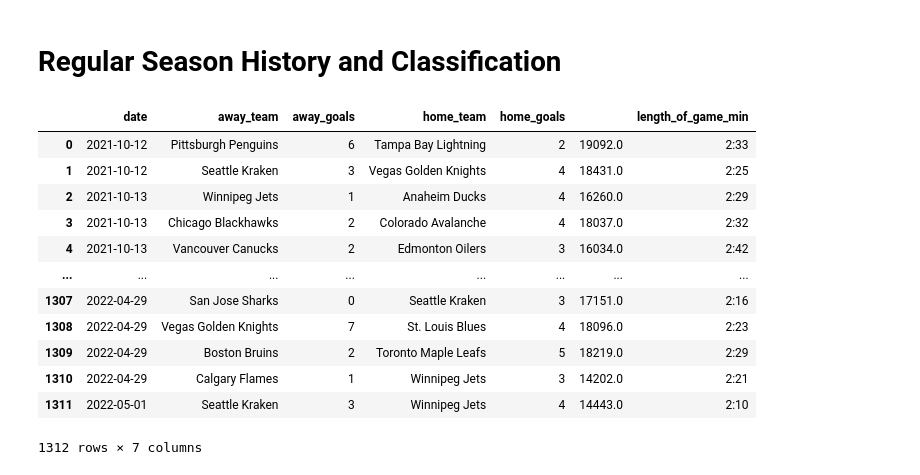
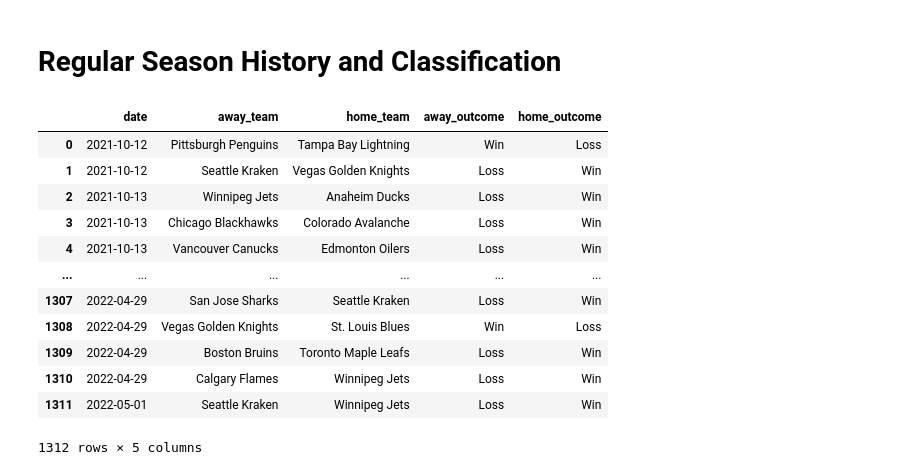
Before and after one commit to RyanSchraeder/StanleyCupPredictions, a Jupyter notebook: notebooks/model.ipynb, the cells around one changed output. Drawn from its saved outputs; the diff is of its cells as text; code cells hidden in the pictures.

Commit message:
add reg season classification data

```diff
--- a/notebooks/model.ipynb
+++ b/notebooks/model.ipynb
@@ -254,26 +254,31 @@ The test concludes with a high correlation spread. I took the absolute value, si
 # %% [markdown]
 # Regular Season History and Classification
 # %%
-pd.read_csv('../data/regular_season_games.csv').drop(columns=({'Notes', 'Unnamed: 5'})).rename(columns=({
+games = pd.read_csv('../data/regular_season_games.csv').drop(columns=({'Notes', 'Unnamed: 5'})).rename(columns=({
     "Date": "date",
     "Visitor": "away_team",
     "Home": "home_team",
     "G": "away_goals",
     "G.1": "home_goals",
     "Att.": "",
     "LOG": "length_of_game_min"
 }))
+games['away_outcome'] = games['away_goals'] - games['home_goals']
+games['home_outcome'] = games['home_goals'] - games['away_goals']
+games['away_outcome'] = games['away_outcome'].apply(lambda x: 'Win' if x > 0 else 'Loss')
+games['home_outcome'] = games['home_outcome'].apply(lambda x: 'Win' if x > 0 else 'Loss')
+games.drop(columns=({'away_goals', 'home_goals', 'length_of_game_min', ''}))
 # %% [output]
-|  | date | away_team | away_goals | home_team | home_goals |  | length_of_game_min |
-| 0 | 2021-10-12 | Pittsburgh Penguins | 6 | Tampa Bay Lightning | 2 | 19092.0 | 2:33 |
-| 1 | 2021-10-12 | Seattle Kraken | 3 | Vegas Golden Knights | 4 | 18431.0 | 2:25 |
-| 2 | 2021-10-13 | Winnipeg Jets | 1 | Anaheim Ducks | 4 | 16260.0 | 2:29 |
-| 3 | 2021-10-13 | Chicago Blackhawks | 2 | Colorado Avalanche | 4 | 18037.0 | 2:32 |
-| 4 | 2021-10-13 | Vancouver Canucks | 2 | Edmonton Oilers | 3 | 16034.0 | 2:42 |
-| ... | ... | ... | ... | ... | ... | ... | ... |
-| 1307 | 2022-04-29 | San Jose Sharks | 0 | Seattle Kraken | 3 | 17151.0 | 2:16 |
-| 1308 | 2022-04-29 | Vegas Golden Knights | 7 | St. Louis Blues | 4 | 18096.0 | 2:23 |
-| 1309 | 2022-04-29 | Boston Bruins | 2 | Toronto Maple Leafs | 5 | 18219.0 | 2:29 |
-| 1310 | 2022-04-29 | Calgary Flames | 1 | Winnipeg Jets | 3 | 14202.0 | 2:21 |
-| 1311 | 2022-05-01 | Seattle Kraken | 3 | Winnipeg Jets | 4 | 14443.0 | 2:10 |
+|  | date | away_team | home_team | away_outcome | home_outcome |
+| 0 | 2021-10-12 | Pittsburgh Penguins | Tampa Bay Lightning | Win | Loss |
+| 1 | 2021-10-12 | Seattle Kraken | Vegas Golden Knights | Loss | Win |
+| 2 | 2021-10-13 | Winnipeg Jets | Anaheim Ducks | Loss | Win |
+| 3 | 2021-10-13 | Chicago Blackhawks | Colorado Avalanche | Loss | Win |
+| 4 | 2021-10-13 | Vancouver Canucks | Edmonton Oilers | Loss | Win |
+| ... | ... | ... | ... | ... | ... |
+| 1307 | 2022-04-29 | San Jose Sharks | Seattle Kraken | Loss | Win |
+| 1308 | 2022-04-29 | Vegas Golden Knights | St. Louis Blues | Win | Loss |
+| 1309 | 2022-04-29 | Boston Bruins | Toronto Maple Leafs | Loss | Win |
+| 1310 | 2022-04-29 | Calgary Flames | Winnipeg Jets | Loss | Win |
+| 1311 | 2022-05-01 | Seattle Kraken | Winnipeg Jets | Loss | Win |
-1312 rows × 7 columns
+1312 rows × 5 columns
```
